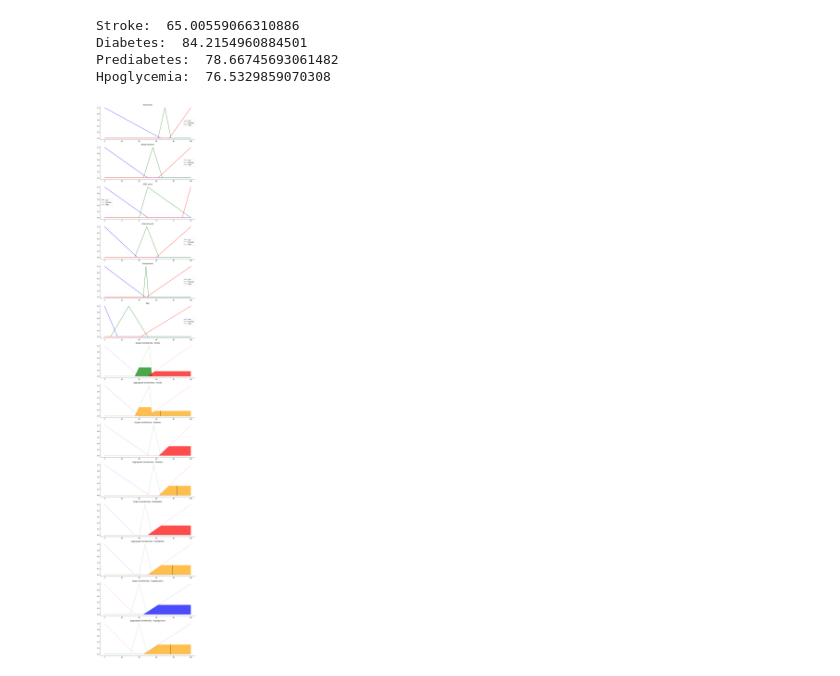
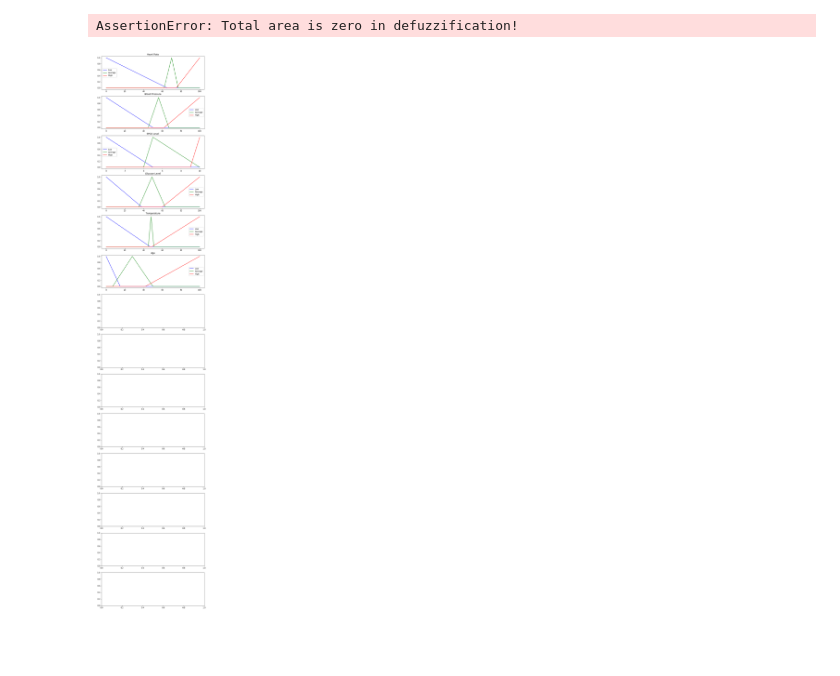
Before and after one commit to AnjanaSenanayake/DiagnosisFuzzy, a Jupyter notebook: fuzzy_diagnosis_with_defuzz.ipynb, the cells around one changed output. Drawn from its saved outputs; the diff is of its cells as text; code cells hidden in the pictures; blank space fills up the shorter version.

```diff
--- a/fuzzy_diagnosis_with_defuzz.ipynb
+++ b/fuzzy_diagnosis_with_defuzz.ipynb
@@ -57,7 +57,7 @@ def fuzzy(heart_rate, blood_pressure, spo2_lvl, glucose_lvl, temperature, age):
 
 
     stroke_lo = fuzz.trimf(x_stroke, [0, 0, 40])
-    stroke_md = fuzz.trimf(x_stroke, [35, 52, 55])
+    stroke_md = fuzz.trimf(x_stroke, [35, 45, 55])
     stroke_hi = fuzz.trimf(x_stroke, [50, 100, 100])
 
     diabetes_lo = fuzz.trimf(x_diabetes, [0, 0, 52])
@@ -315,10 +315,7 @@ def fuzzy(heart_rate, blood_pressure, spo2_lvl, glucose_lvl, temperature, age):
     print("Hpoglycemia: ",hypoglycemia)
 # %%
 ## Execute all functions
-fuzzy(60, 75, 9, 145, 45, 65)
+fuzzy(85, 100, 9, 65, 45, 65)
 # %% [output]
-Stroke:  65.00559066310886
-Diabetes:  84.2154960884501
-Prediabetes:  78.66745693061482
-Hpoglycemia:  76.5329859070308
+AssertionError: Total area is zero in defuzzification!
-[figure, old version]
+[figure, new version]
```
